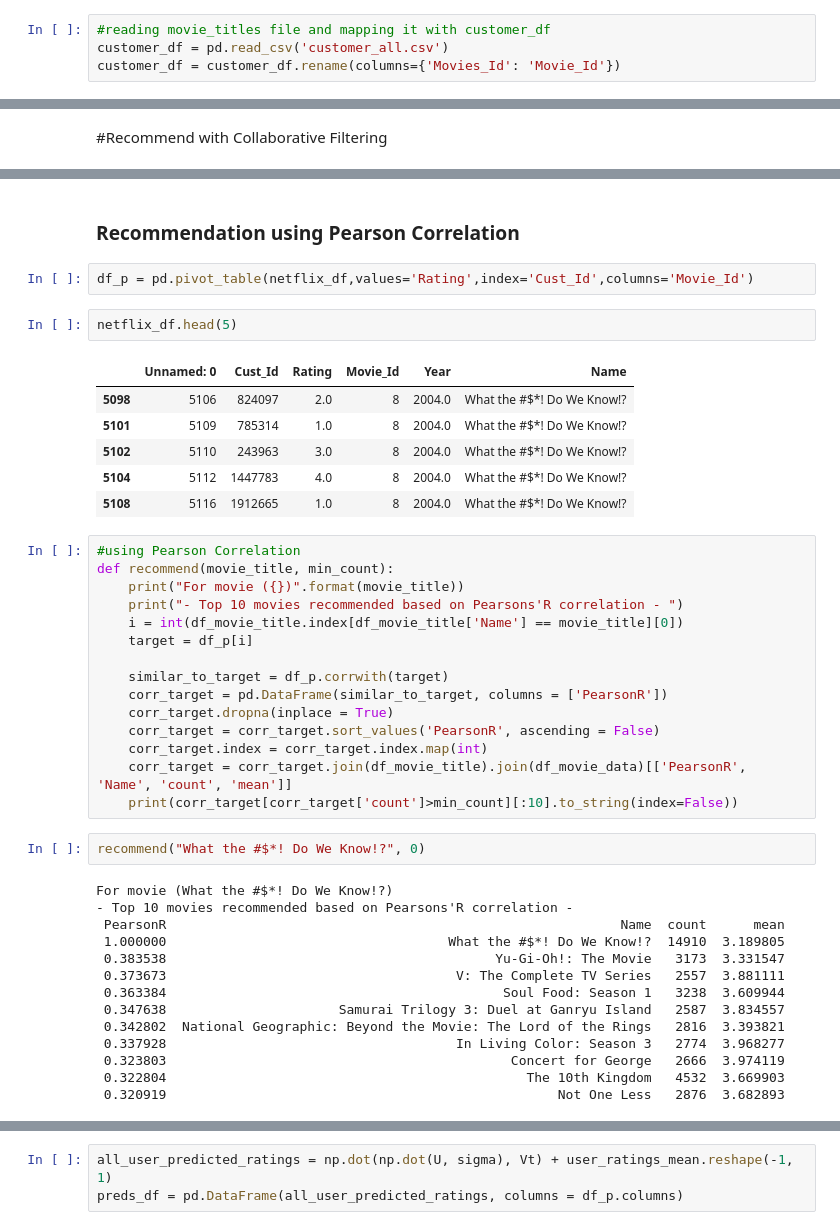
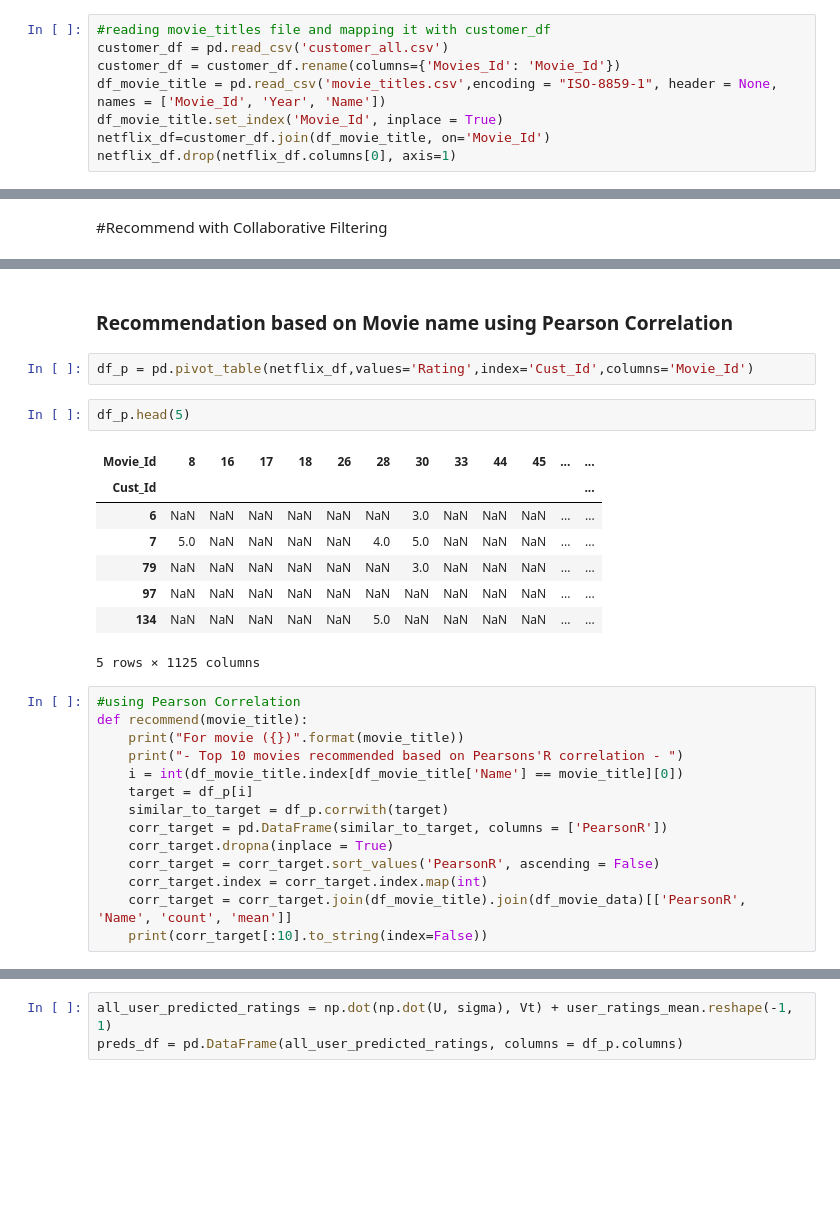
Before and after one commit to Manisha2612/Recommendation_engine, a Jupyter notebook: recommendation_engine_using_netflixdata.ipynb, the cells around one changed output, grey strips where cells are left out. Cells and saved outputs as stored; diff of their text form; blank space fills up the shorter version.

```diff
--- a/recommendation_engine_using_netflixdata.ipynb
+++ b/recommendation_engine_using_netflixdata.ipynb
@@ -119,3 +99,7 @@ print(customer_df.shape)
 #reading movie_titles file and mapping it with customer_df
 customer_df = pd.read_csv('customer_all.csv')
 customer_df = customer_df.rename(columns={'Movies_Id': 'Movie_Id'})
+df_movie_title = pd.read_csv('movie_titles.csv',encoding = "ISO-8859-1", header = None, names = ['Movie_Id', 'Year', 'Name'])
+df_movie_title.set_index('Movie_Id', inplace = True)
+netflix_df=customer_df.join(df_movie_title, on='Movie_Id')
+netflix_df.drop(netflix_df.columns[0], axis=1)
@@ -227,45 +168,30 @@ netflix_df.head(5)
 # %% [markdown]
-### Recommendation using Pearson Correlation
+### Recommendation based on Movie name using Pearson Correlation
 # %%
 df_p = pd.pivot_table(netflix_df,values='Rating',index='Cust_Id',columns='Movie_Id')
 # %%
-netflix_df.head(5)
+df_p.head(5)
 # %% [output]
-|  | Unnamed: 0 | Cust_Id | Rating | Movie_Id | Year | Name |
-| 5098 | 5106 | 824097 | 2.0 | 8 | 2004.0 | What the #$*! Do We Know!? |
-| 5101 | 5109 | 785314 | 1.0 | 8 | 2004.0 | What the #$*! Do We Know!? |
-| 5102 | 5110 | 243963 | 3.0 | 8 | 2004.0 | What the #$*! Do We Know!? |
-| 5104 | 5112 | 1447783 | 4.0 | 8 | 2004.0 | What the #$*! Do We Know!? |
-| 5108 | 5116 | 1912665 | 1.0 | 8 | 2004.0 | What the #$*! Do We Know!? |
+| Movie_Id | 8 | 16 | 17 | 18 | 26 | 28 | 30 | 33 | 44 | 45 | ... | ... |
+| Cust_Id |  |  |  |  |  |  |  |  |  |  |  | ... |
+| 6 | NaN | NaN | NaN | NaN | NaN | NaN | 3.0 | NaN | NaN | NaN | ... | ... |
+| 7 | 5.0 | NaN | NaN | NaN | NaN | 4.0 | 5.0 | NaN | NaN | NaN | ... | ... |
+| 79 | NaN | NaN | NaN | NaN | NaN | NaN | 3.0 | NaN | NaN | NaN | ... | ... |
+| 97 | NaN | NaN | NaN | NaN | NaN | NaN | NaN | NaN | NaN | NaN | ... | ... |
+| 134 | NaN | NaN | NaN | NaN | NaN | 5.0 | NaN | NaN | NaN | NaN | ... | ... |
+5 rows × 1125 columns
 # %%
 #using Pearson Correlation
-def recommend(movie_title, min_count):
+def recommend(movie_title):
     print("For movie ({})".format(movie_title))
     print("- Top 10 movies recommended based on Pearsons'R correlation - ")
     i = int(df_movie_title.index[df_movie_title['Name'] == movie_title][0])
     target = df_p[i]
-
     similar_to_target = df_p.corrwith(target)
     corr_target = pd.DataFrame(similar_to_target, columns = ['PearsonR'])
     corr_target.dropna(inplace = True)
     corr_target = corr_target.sort_values('PearsonR', ascending = False)
     corr_target.index = corr_target.index.map(int)
     corr_target = corr_target.join(df_movie_title).join(df_movie_data)[['PearsonR', 'Name', 'count', 'mean']]
-    print(corr_target[corr_target['count']>min_count][:10].to_string(index=False))
+    print(corr_target[:10].to_string(index=False))
-# %%
-recommend("What the #$*! Do We Know!?", 0)
-# %% [output]
-For movie (What the #$*! Do We Know!?)
-- Top 10 movies recommended based on Pearsons'R correlation -
- PearsonR                                                          Name  count      mean
- 1.000000                                    What the #$*! Do We Know!?  14910  3.189805
- 0.383538                                          Yu-Gi-Oh!: The Movie   3173  3.331547
- 0.373673                                     V: The Complete TV Series   2557  3.881111
- 0.363384                                           Soul Food: Season 1   3238  3.609944
- 0.347638                      Samurai Trilogy 3: Duel at Ganryu Island   2587  3.834557
- 0.342802  National Geographic: Beyond the Movie: The Lord of the Rings   2816  3.393821
- 0.337928                                     In Living Color: Season 3   2774  3.968277
- 0.323803                                            Concert for George   2666  3.974119
- 0.322804                                              The 10th Kingdom   4532  3.669903
- 0.320919                                                  Not One Less   2876  3.682893
 # %%
```
Also changed, not shown: parts of 22 cells of this notebook.
